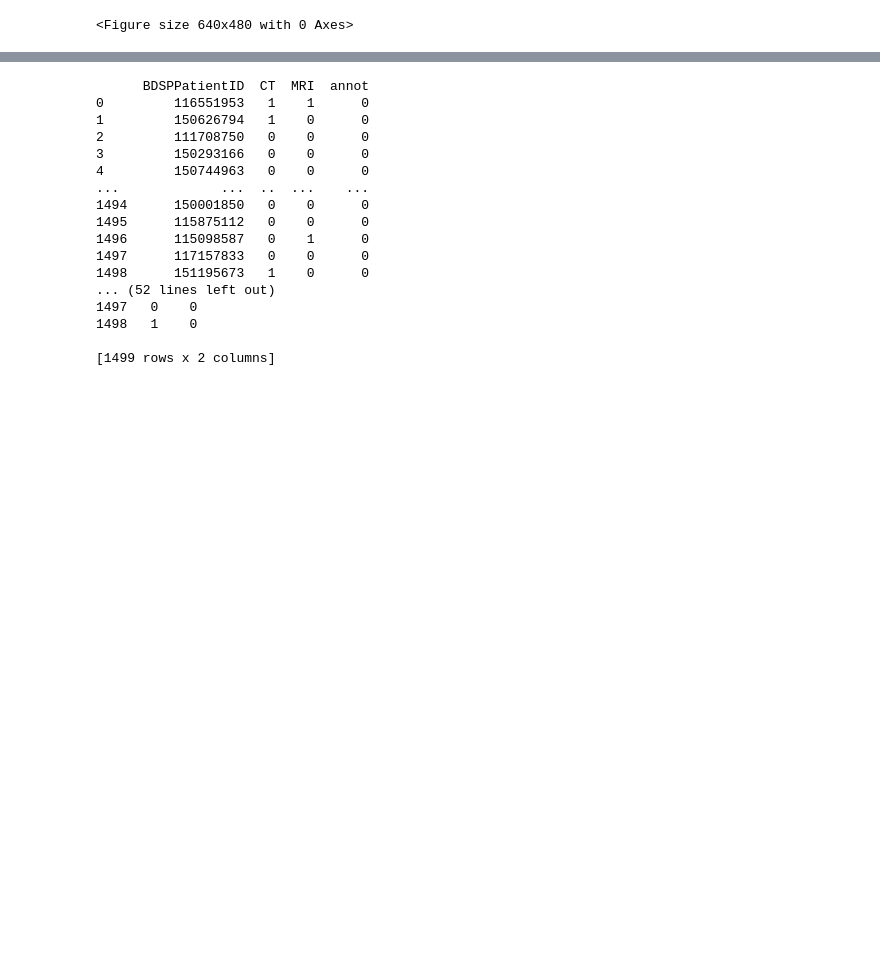
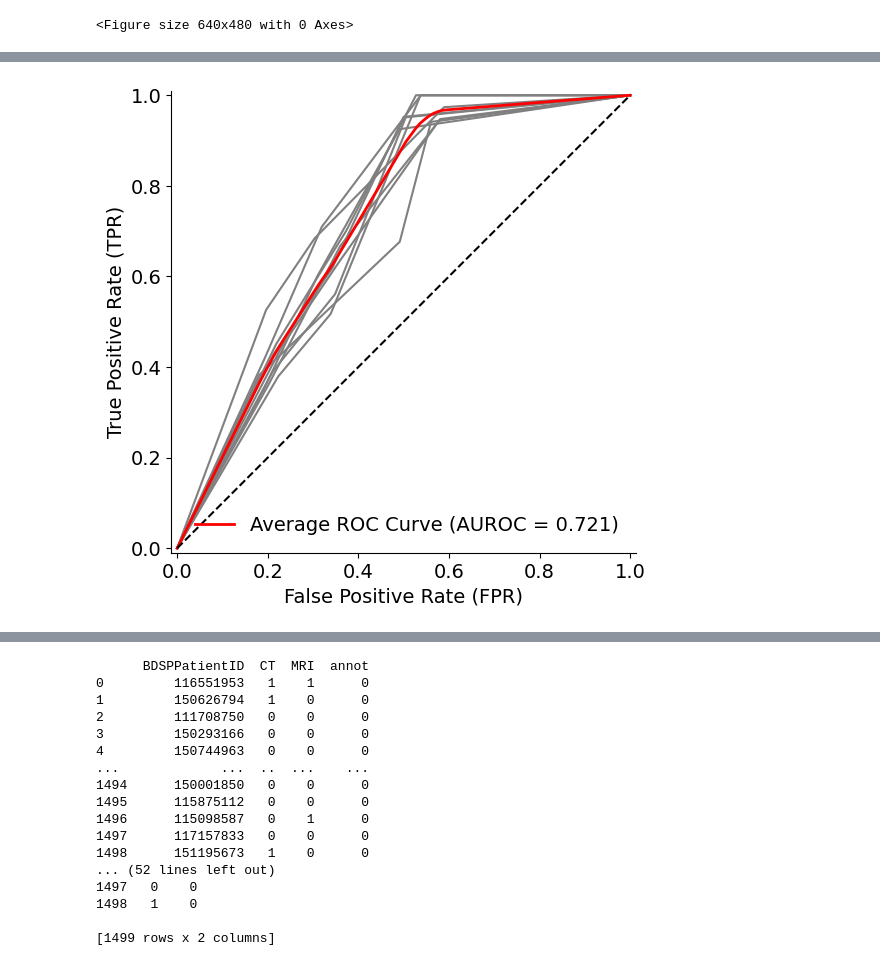
Before and after one commit to bdsp-core/SDH-EHR-Phenotyping-NAX, a Jupyter notebook: Step16_CPT_random_forest_Draft_15.ipynb, the cells around one changed output, grey strips where cells are left out. Cells and saved outputs as stored; diff of their text form; code cells hidden in the pictures; blank space fills up the shorter version.

```diff
--- a/Step16_CPT_random_forest_Draft_15.ipynb
+++ b/Step16_CPT_random_forest_Draft_15.ipynb
@@ -399,0 +341,98 @@ print(f1_final)
+# %%
+import matplotlib.pyplot as plt
+import numpy as np
+import pandas as pd
+from scipy.interpolate import interp1d
+from sklearn.metrics import auc
+
+# Function to format the plot
+def format_plot():
+    plt.gca().spines['top'].set_visible(False)
+    plt.gca().spines['right'].set_visible(False)
+    plt.xlabel('False Positive Rate (FPR)', fontsize=14)
+    plt.ylabel('True Positive Rate (TPR)', fontsize=14)
+    plt.xticks(fontsize=14)
+    plt.yticks(fontsize=14)
+
+# Plot all ROC curves overlaid on a single graph
+plt.figure(figsize=(6, 6))
+for fpr, tpr, auc_score in roc_curves:
+    plt.plot(fpr, tpr, color='gray')  # Set line color to black
+
+# Add a solid red line for the average ROC curve
+mean_fpr = np.linspace(0, 1, 100)  # Extended range for x-axis
+mean_tpr = np.mean([interp1d(fpr, tpr, bounds_error=False, fill_value=0)(mean_fpr) for fpr, tpr, _ in roc_curves], axis=0)
+
+# Calculate AUROC for the average ROC curve
+average_auc = auc(mean_fpr, mean_tpr)
+
+# Plot the average ROC curve with its AUROC value in the legend
+plt.plot(mean_fpr, mean_tpr, color='red', lw=2, label=f'Average ROC Curve (AUROC = {average_auc:.3f})')
+
+plt.plot([0, 1], [0, 1], 'k--')  # Diagonal line representing random classifier
+format_plot()
+plt.axis('equal')
+plt.xlim(-0.01, 1.01)  # Set x-axis limits
+plt.ylim(-0.01, 1.01)  # Set y-axis limits
+plt.legend(loc='lower right', fontsize=14, frameon=False)
+plt.savefig('CPT_Only_RF_both_hospitals_AUC_iter_.png')
+plt.show()
+
+# Plot all PR curves overlaid on a single graph
+plt.figure(figsize=(6, 6))
+for recall, precision, auc_pr_loop in pr_curves:
+    plt.plot(recall, precision, color='gray')
+
+# Add a solid red line for the average PR curve
+mean_recall = np.linspace(0, 0.99, 100)  # Extended range for x-axis
+mean_precision = np.mean([interp1d(recall, precision, bounds_error=False, fill_value=0)(mean_recall) for recall, precision, _ in pr_curves], axis=0)
+
+# Calculate AUROC for the average ROC curve
+average_prc = auc(mean_recall, mean_precision)
+
+# Plot the average PR curve with its AUPRC value in the legend
+plt.plot(mean_recall, mean_precision, color='red', lw=2, label=f'Average PR Curve (AUPRC = {average_prc:.3f})')
+
+# Format the PR curve plot
+plt.xlabel('Recall', fontsize=14)
+plt.ylabel('Precision', fontsize=14)
+plt.xticks(fontsize=14)
+plt.yticks(fontsize=14)
+plt.axis('equal')
+plt.xlim(-0.01, 1.01)  # Set x-axis limits
+plt.ylim(-0.01, 1.01)  # Set y-axis limits
+plt.legend(loc='lower right', fontsize=14, frameon=False)
+plt.gca().spines['top'].set_visible(False)
+plt.gca().spines['right'].set_visible(False)
+plt.savefig('CPT_Only_RF_both_hospitals_PR_iter_.png')
+plt.show()
+
+# Create a DataFrame to hold the results
+results_df = pd.DataFrame({'Unnamed: 0': all_row_numbers, 'annot': all_true_labels, 'prediction': all_predictions})
+
+# Save the DataFrame to a CSV file
+results_df.to_csv('CPT_Only_RF_LR_iter_pred_rr_both_hospitals_.csv', index=False)
+
+# Calculate the final AUC and F1
+auc_final = np.mean(auc_cv)
+f1_final = np.mean(f1_cv)
+
+# Save all the data
+df = pd.DataFrame()
+df['auc'] = auc_cv
+df['f1s'] = f1_cv
+df['auc_pr'] = auc_pr
+df_pred = pd.DataFrame()
+df1 = pd.DataFrame(predictions[0])
+df2 = pd.DataFrame(predictions[1])
+df3 = pd.DataFrame(predictions[2])
+df4 = pd.DataFrame(predictions[3])
+df5 = pd.DataFrame(predictions[4])
+df_pred = pd.concat([df1, df2, df3, df4, df5]).reset_index()
+df.to_csv('CPT_Only_RF_LR_iter_both_hospitals_.csv')
+
+# Print final Data
+print(auc_final)
+print(f1_final)
+# %% [output]
+[figure, added]
```
Also changed, not shown: parts of 10 cells of this notebook, 53 other files.
